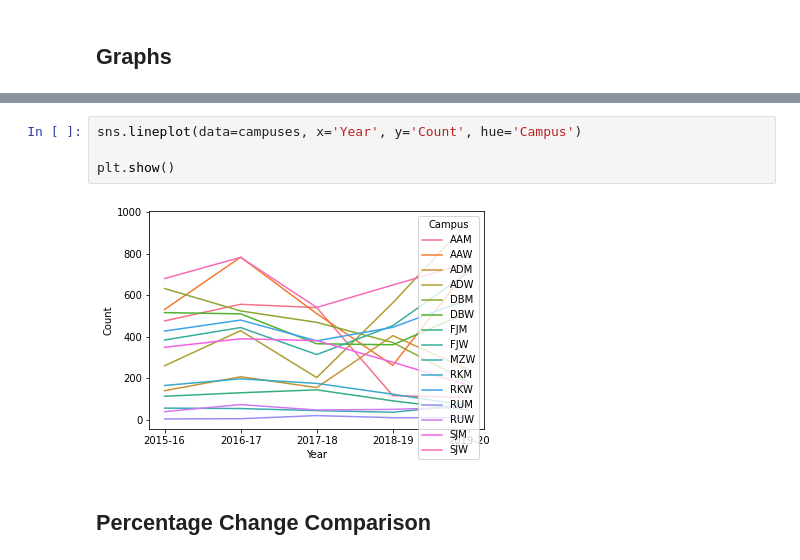
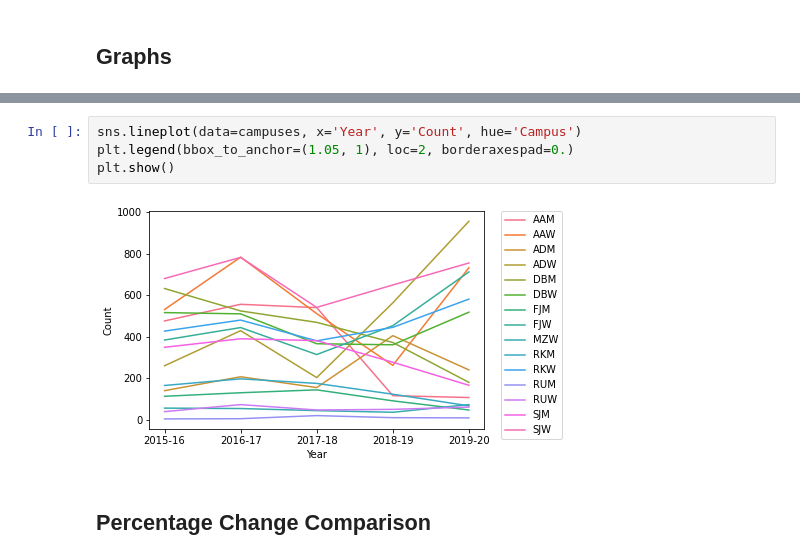
Before and after one commit to Motamensalih/Enrollment-Magnifier, a Jupyter notebook: main.ipynb, the cells around one changed output, grey strips where cells are left out. Cells and saved outputs as stored; diff of their text form.

```diff
--- a/main.ipynb
+++ b/main.ipynb
@@ -509,9 +518,9 @@ for campus in campuses.Campus.unique():
 # %%
 sns.lineplot(data=campuses, x='Year', y='Count', hue='Campus')
-
+plt.legend(bbox_to_anchor=(1.05, 1), loc=2, borderaxespad=0.)
 plt.show()
 # %% [output]
-[figure, old version]
+[figure, new version]
 # %% [markdown]
 ## Percentage Change Comparison
 # %%
```
Also changed, not shown: parts of 4 cells of this notebook, 1 other file.
